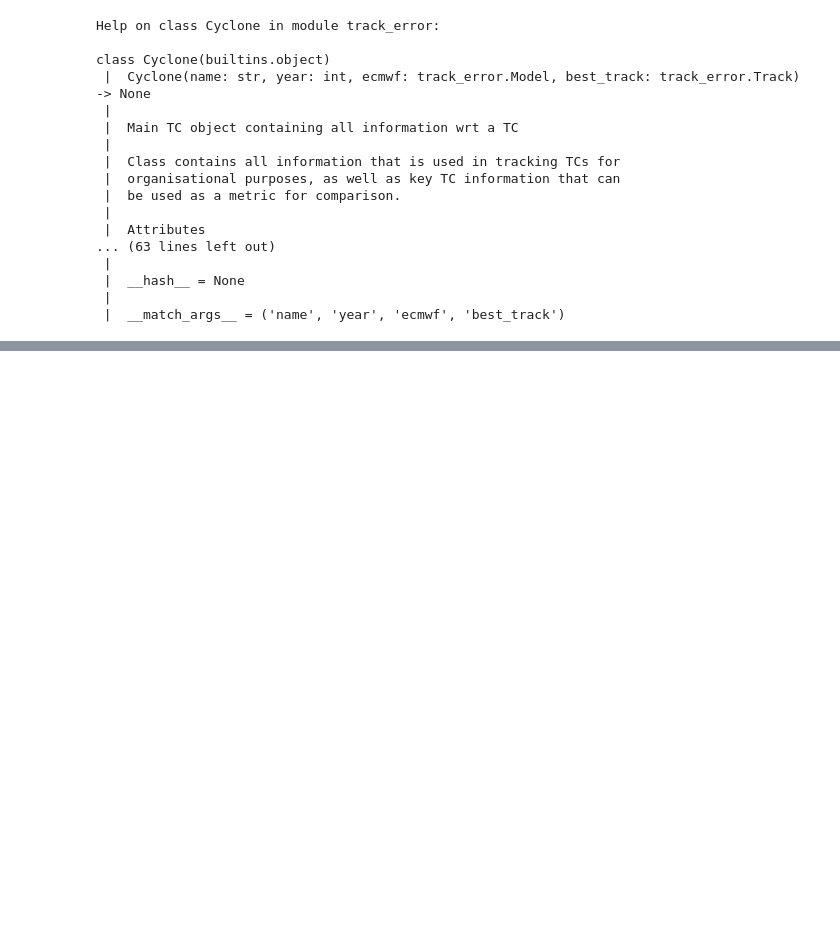
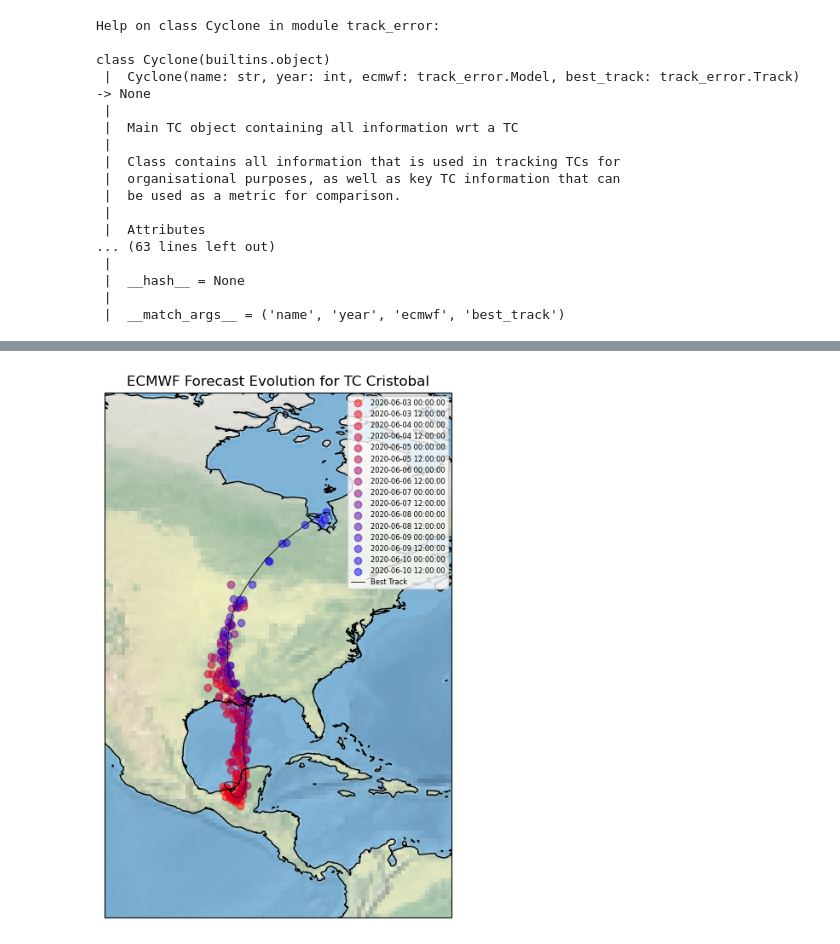
Before and after one commit to larantt/hurricane-verification, a Jupyter notebook: final-submission/final_report.ipynb, the cells around one changed output, grey strips where cells are left out. Saved outputs shown, nothing was run; the diff lists cells and outputs as text; code cells hidden in the pictures; blank space fills up the shorter version.

```diff
--- a/final-submission/final_report.ipynb
+++ b/final-submission/final_report.ipynb
@@ -87,0 +88,19 @@ The base class of a Cyclone is a Position, which contains the raw data for a TC
+# %%
+# Specify path to directory containing subdirectories with TCs:
+dirpath = '/Users/laratobias-tarsh/Documents/clim323-final/tcTracksCleaned/'
+
+# Create a list of storms to be analysed
+# note - this approach will be conditional on directory structure as you are creating a filepath
+storms = ['Cristobal','Laura','Delta']
+
+# Create an empty list to store each cyclone object
+# (I prefer this to a dictionary for a small number of storms, but may be less appropriate for a whole season where individual storms are needed)
+storm_list = []
+
+# Loop over file paths and initialise each storm:
+for storm in storms:
+    storm_list.append(te.generate_cyclone(dirpath+storm))
+
+Cristobal = storm_list[0]
+Laura = storm_list[1]
+Delta = storm_list[2]
@@ -87,0 +177,5 @@ The base class of a Cyclone is a Position, which contains the raw data for a TC
+# %%
+# Generate a forecast evolution map of all EPS runs for TC Cristobal
+Cristobal.track_map_fcast_evolution()
+# %% [output]
+[figure, added]
```
Also changed, not shown: parts of 29 cells of this notebook.
